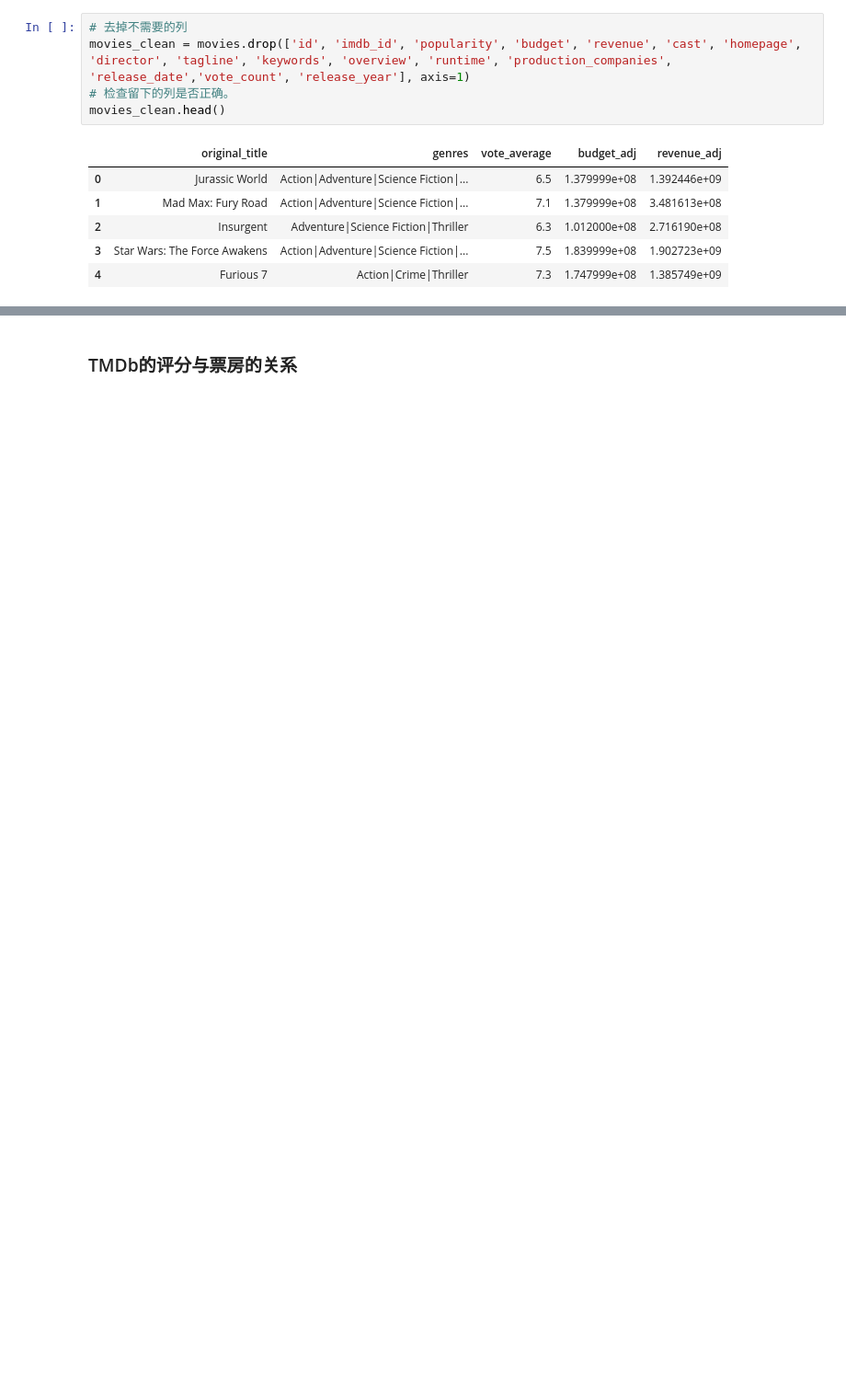
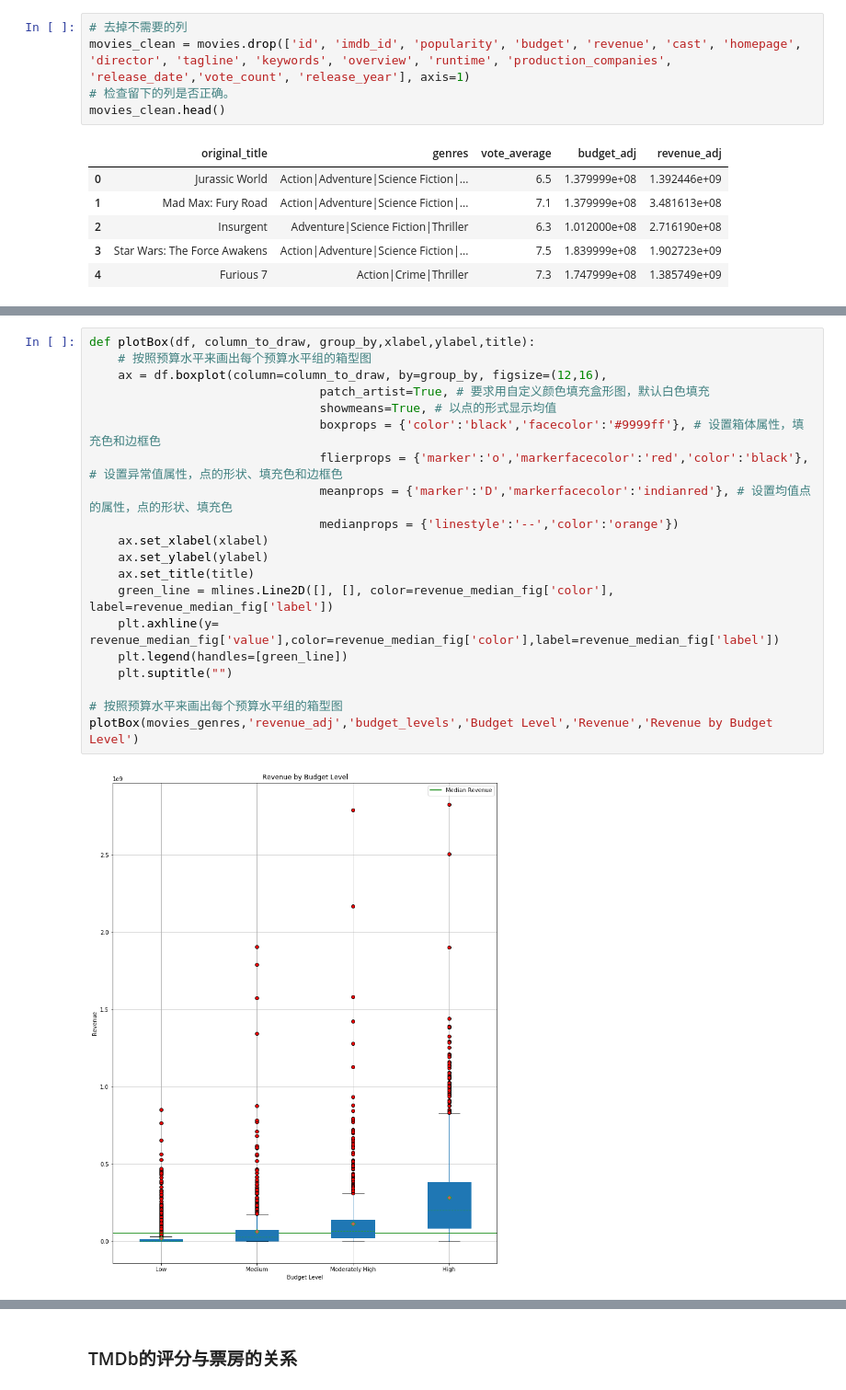
Before and after one commit to hugo626/data-analyst-nanodegree-investigate, a Jupyter notebook: Investigate-a-Dataset-zh.ipynb, the cells around one changed output, grey strips where cells are left out. Shown: that part at 92% size. Saved outputs shown, nothing was run; the diff lists cells and outputs as text; blank space fills up the shorter version.

```diff
--- a/Investigate-a-Dataset-zh.ipynb
+++ b/Investigate-a-Dataset-zh.ipynb
@@ -341,0 +375,22 @@ Text(0.5,0.98,'')
+# %%
+def plotBox(df, column_to_draw, group_by,xlabel,ylabel,title):
+    # 按照预算水平来画出每个预算水平组的箱型图
+    ax = df.boxplot(column=column_to_draw, by=group_by, figsize=(12,16),
+                                patch_artist=True, # 要求用自定义颜色填充盒形图，默认白色填充
+                                showmeans=True, # 以点的形式显示均值
+                                boxprops = {'color':'black','facecolor':'#9999ff'}, # 设置箱体属性，填充色和边框色
+                                flierprops = {'marker':'o','markerfacecolor':'red','color':'black'}, # 设置异常值属性，点的形状、填充色和边框色
+                                meanprops = {'marker':'D','markerfacecolor':'indianred'}, # 设置均值点的属性，点的形状、填充色
+                                medianprops = {'linestyle':'--','color':'orange'})
+    ax.set_xlabel(xlabel)
+    ax.set_ylabel(ylabel)
+    ax.set_title(title)
+    green_line = mlines.Line2D([], [], color=revenue_median_fig['color'], label=revenue_median_fig['label'])
+    plt.axhline(y= revenue_median_fig['value'],color=revenue_median_fig['color'],label=revenue_median_fig['label'])
+    plt.legend(handles=[green_line])
+    plt.suptitle("")
+
+# 按照预算水平来画出每个预算水平组的箱型图
+plotBox(movies_genres,'revenue_adj','budget_levels','Budget Level','Revenue','Revenue by Budget Level')
+# %% [output]
+[figure, added]
```
Also changed, not shown: parts of 69 cells of this notebook, 1 other file.
